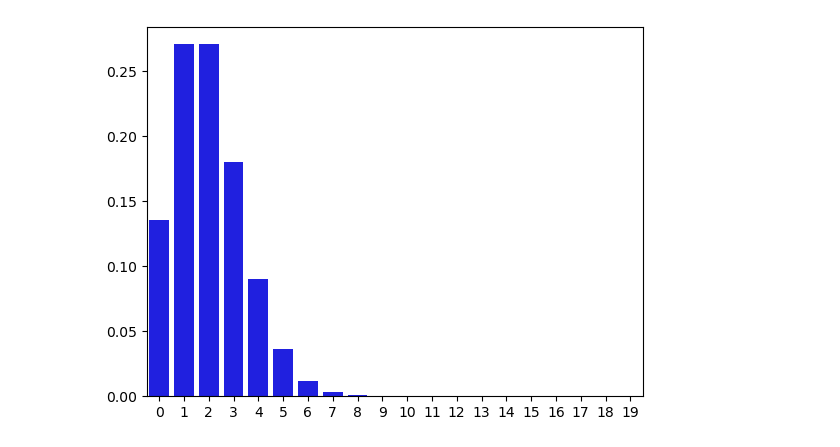
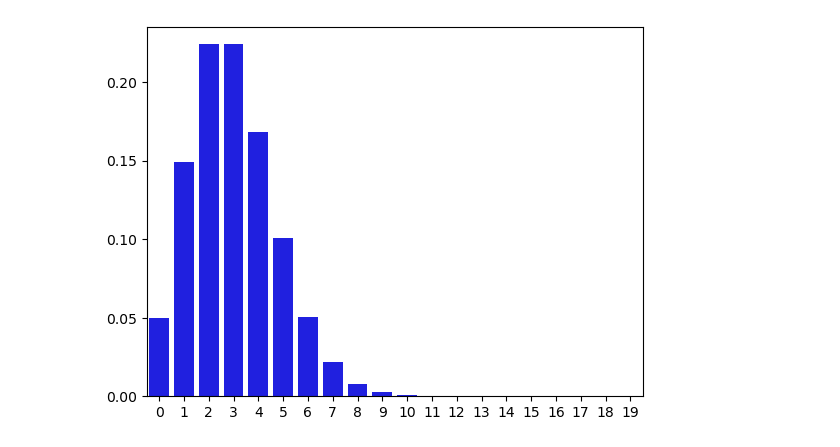
Before and after one commit to DPBayes/apc-anonymizer, a Jupyter notebook: matrix_mechanism/test_matrix_mechanism.ipynb, the cells around one changed output. Saved outputs shown, nothing was run; the diff lists cells and outputs as text; code cells hidden in the pictures.

Commit message:
Plot probabilities for matrix mechanism

```diff
--- a/matrix_mechanism/test_matrix_mechanism.ipynb
+++ b/matrix_mechanism/test_matrix_mechanism.ipynb
@@ -56,9 +89,10 @@ lambd = 2.0
 # %%
+lambd = 3.0
 xs = np.arange(20)
 ys = stats.poisson.pmf(xs, lambd)
 sns.barplot(x=xs, y=ys, color="blue")
 plt.show()
 # %% [output]
-[figure, old version]
+[figure, new version]
 # %%
 current_passengers = 0
```
Also changed, not shown: parts of 20 cells of this notebook.
